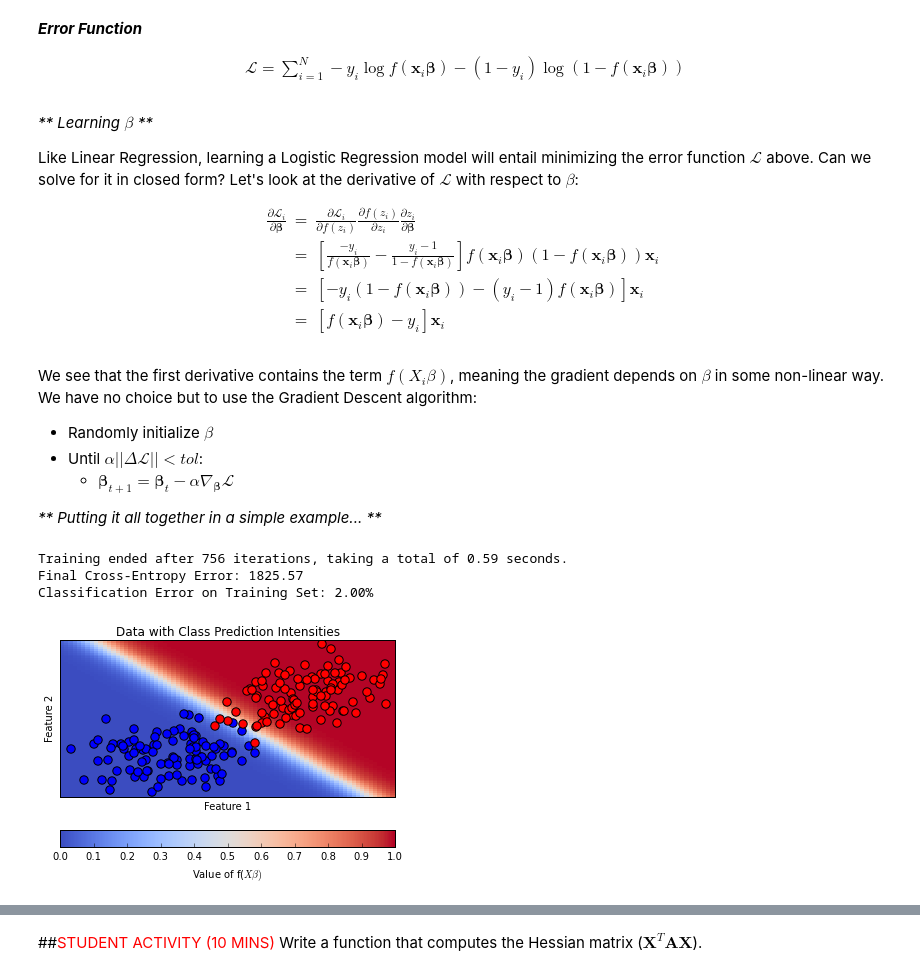
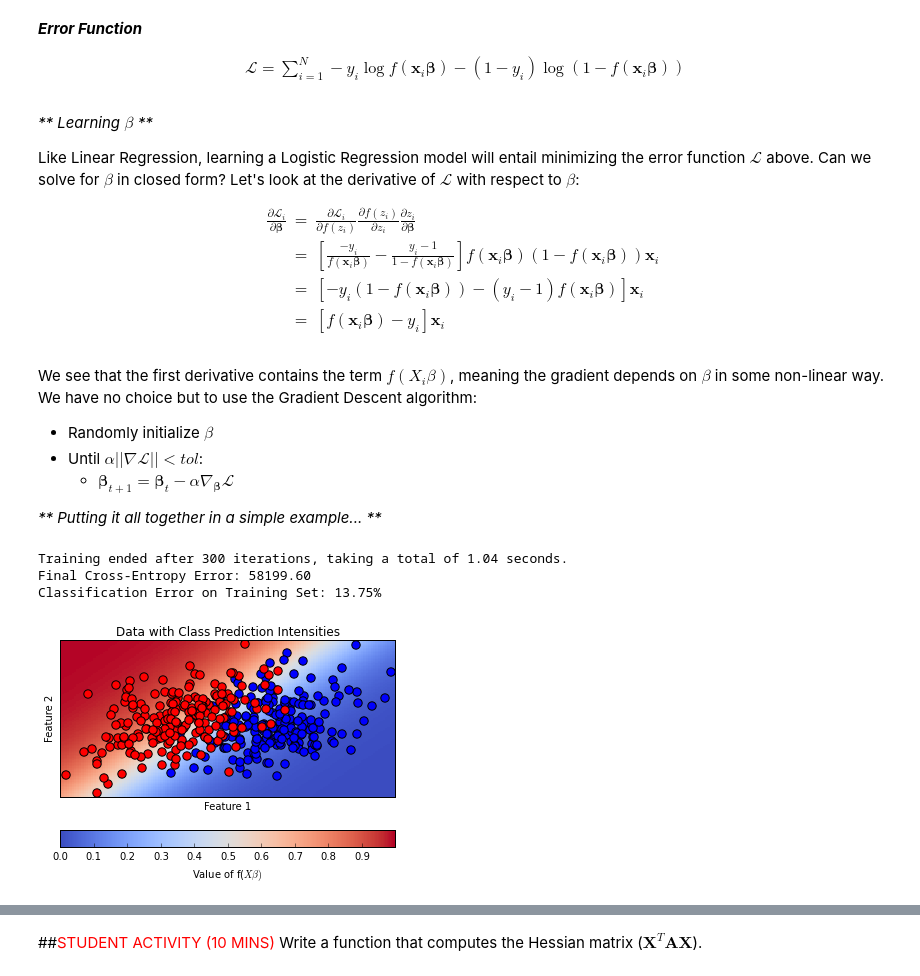
Before and after one commit to UCIDataScienceInitiative/PredictiveModeling_withPython, a Jupyter notebook: Session 3 - Classification.ipynb, the cells around one changed output, grey strips where cells are left out. Drawn from its saved outputs; the diff is of its cells as text; code cells hidden in the pictures.

```diff
--- a/Session 3 - Classification.ipynb
+++ b/Session 3 - Classification.ipynb
@@ -90,12 +94,13 @@ _** Here's an artifical example doing just that... **_
 # %%
-# shuffle the data and labels
+### function for shuffling the data and labels
 def shuffle_in_unison(a, b):
     rng_state = np.random.get_state()
     np.random.shuffle(a)
     np.random.set_state(rng_state)
     np.random.shuffle(b)
 
-# calculate classification errors
+### calculate classification errors
+# return a percentage: (number misclassified)/(total number of datapoints)
 def calc_classification_error(predictions, class_labels):
     n = predictions.size
     num_of_errors = 0.
@@ -104,30 +109,36 @@ def calc_classification_error(predictions, class_labels):
             num_of_errors += 1
     return num_of_errors/n
 
-# create artificial data
-N = 200
+# set the random number generator for reproducability
+np.random.seed(182)
+
+#### create artificial data
+N = 400
 D = 2
-mean1 = [-3,-3]
-mean2 = [3,3]
-covariance = [[3.5,1],[1,3.5]]
-# Sample the features from a MVN
+# Sample the features from a Multivariate Normal Dist.
+mean1 = [13,5]
+mean2 = [5,5]
+covariance = [[13,5],[5,13]]
 class1_features = np.random.multivariate_normal(mean1,covariance,N/2)
 class2_features = np.random.multivariate_normal(mean2,covariance,N/2)
 features = np.vstack((class1_features, class2_features))
+# add column of ones for bias term
+features = np.hstack((features,np.ones((N,1))))
 # Set the class labels
 class1_labels = [0]*(N/2)
 class2_labels = [1]*(N/2)
 class_labels = class1_labels+class2_labels
+# shuffle the data
 shuffle_in_unison(features, class_labels)
 class_labels = np.array(class_labels)[np.newaxis].T
 
-# fit the linear model
+### fit the linear model --- OLS Solution
 beta = np.dot(np.linalg.inv(np.dot(features.T, features)),np.dot(features.T,class_labels))
 
-# compute error on training data
+### compute error on training data
 predictions = np.dot(features, beta)
 print "Classification Error on Training Set: %.2f%%" %(calc_classification_error(predictions, class_labels) * 100)
 
-# generate the plot
+### generate a plot
 plot_classification_data(class1_features, class2_features, beta)
 # %% [output]
@@ -248,7 +271,7 @@ def cross_entropy(labels, f):
 # %% [markdown]
 _** Learning $\beta$ **_
 
-Like Linear Regression, learning a Logistic Regression model will entail minimizing the error function $\mathcal{L}$ above.  Can we solve for it in closed form?  Let's look at the derivative of $\mathcal{L}$ with respect to $\beta$:
+Like Linear Regression, learning a Logistic Regression model will entail minimizing the error function $\mathcal{L}$ above.  Can we solve for $\beta$ in closed form?  Let's look at the derivative of $\mathcal{L}$ with respect to $\beta$:
 
 \begin{eqnarray*}
 \frac{\partial \mathcal{L}_{i}}{\partial \mathbf{\beta}} &=& \frac{\partial \mathcal{L}_{i}}{\partial f(z_{i})} \frac{\partial f(z_{i})}{\partial z_{i}} \frac{\partial z_{i}}{\partial \mathbf{\beta}}\\
@@ -262,49 +289,52 @@ def compute_Gradient(features, labels, f):
 # %% [markdown]
 We see that the first derivative contains the term $f(X_{i}\beta)$, meaning the gradient depends on $\beta$ in some non-linear way.  We have no choice but to use the Gradient Descent algorithm:
 - Randomly initialize $\beta$
-- Until $\alpha || \Delta \mathcal{L} || < tol $:
+- Until $\alpha || \nabla \mathcal{L} || < tol $:
     - $\mathbf{\beta}_{t+1} = \mathbf{\beta}_{t} - \alpha \nabla_{\mathbf{\beta}} \mathcal{L}$
 
 _** Putting it all together in a simple example... **_
 # %%
+# set the random number generator for reproducability
+np.random.seed(49)
+
 # Randomly initialize the Beta vector
-beta = np.random.multivariate_normal([0,0], [[.1,0],[0,.1]], 1).T
+beta = np.random.multivariate_normal([0,0,0], [[1,0,0],[0,1,0],[0,0,1]], 1).T
 # Initialize the step-size
-alpha = 0.01
-# Initialize the gradients
+alpha = 0.00001
+# Initialize the gradient
 grad = np.infty
 # Set the tolerance
 tol = 1e-6
 # Initialize error
 old_error = 0
 error = [np.infty]
 
 # Run Gradient Descent
 start_time = time.time()
 iter_idx = 1
 # loop until gradient updates become small
-while (alpha*np.linalg.norm(grad) > tol) and (iter_idx < 5000):
+while (alpha*np.linalg.norm(grad) > tol) and (iter_idx < 300):
     f = logistic(np.dot(features,beta))
     old_error = error[-1]
     # track the error
     error.append(cross_entropy(class_labels, f))
     grad = compute_Gradient(features, class_labels, f)
     # update parameters
     beta = beta - alpha*grad
     iter_idx += 1
 end_time = time.time()
 print "Training ended after %i iterations, taking a total of %.2f seconds." %(iter_idx, end_time-start_time)
 print "Final Cross-Entropy Error: %.2f" %(error[-1])
 
 # compute error on training data
 predictions = logistic(np.dot(features, beta))
 print "Classification Error on Training Set: %.2f%%" %(calc_classification_error(predictions, class_labels) * 100)
 
 # generate the plot
 plot_classification_data(class1_features, class2_features, beta, logistic_flag=True)
 # %% [output]
-Training ended after 756 iterations, taking a total of 0.59 seconds.
-Final Cross-Entropy Error: 1825.57
-Classification Error on Training Set: 2.00%
+Training ended after 300 iterations, taking a total of 1.04 seconds.
+Final Cross-Entropy Error: 58199.60
+Classification Error on Training Set: 13.75%
-[figure, old version]
+[figure, new version]
 # %% [markdown]
```
Also changed, not shown: parts of 36 cells of this notebook.
